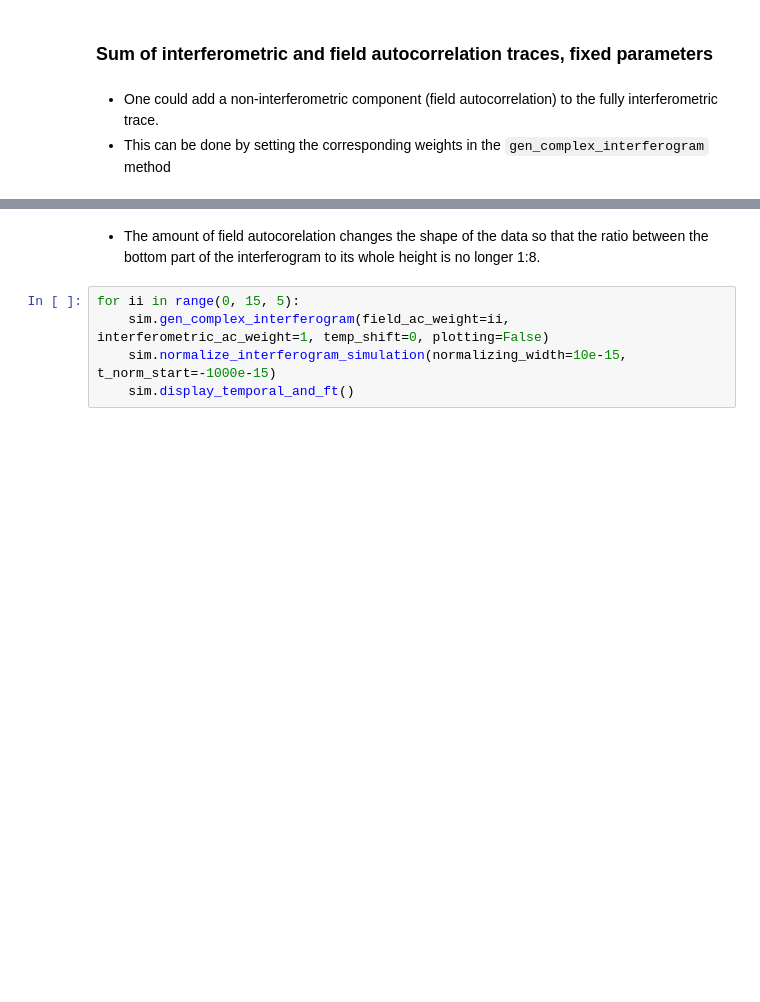
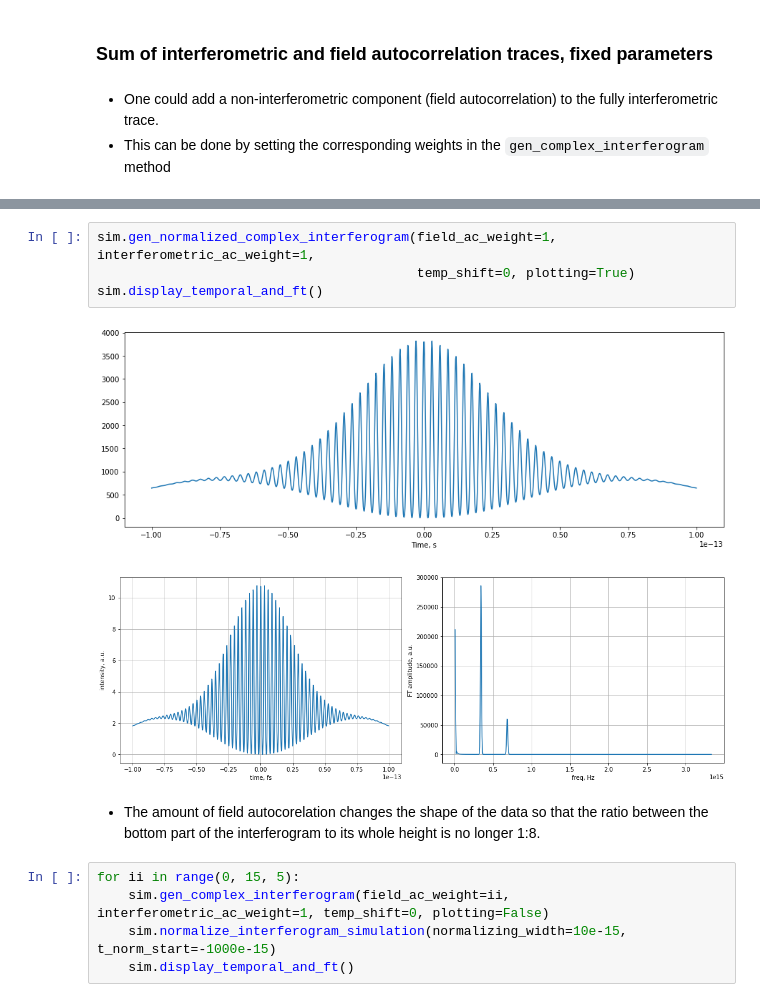
Before and after one commit to pkliui/Interferometry, a Jupyter notebook: Interferometry/docs/InterferogramAnalysis.ipynb, the cells around one changed output, grey strips where cells are left out. Saved outputs shown, nothing was run; the diff lists cells and outputs as text; blank space fills up the shorter version.

```diff
--- a/Interferometry/docs/InterferogramAnalysis.ipynb
+++ b/Interferometry/docs/InterferogramAnalysis.ipynb
@@ -382,3 +385,10 @@ sim_data1 = sim.interferogram
+# %%
+sim.gen_normalized_complex_interferogram(field_ac_weight=1, interferometric_ac_weight=1,
+                                         temp_shift=0, plotting=True)
+sim.display_temporal_and_ft()
+# %% [output]
+[figure, added]
+[figure, added]
 # %% [markdown]
 * The amount of field autocorelation changes the shape of the data so that the ratio between the bottom part of the interferogram to its whole height is no longer 1:8.
 # %%
```
Also changed, not shown: parts of 7 cells of this notebook.
